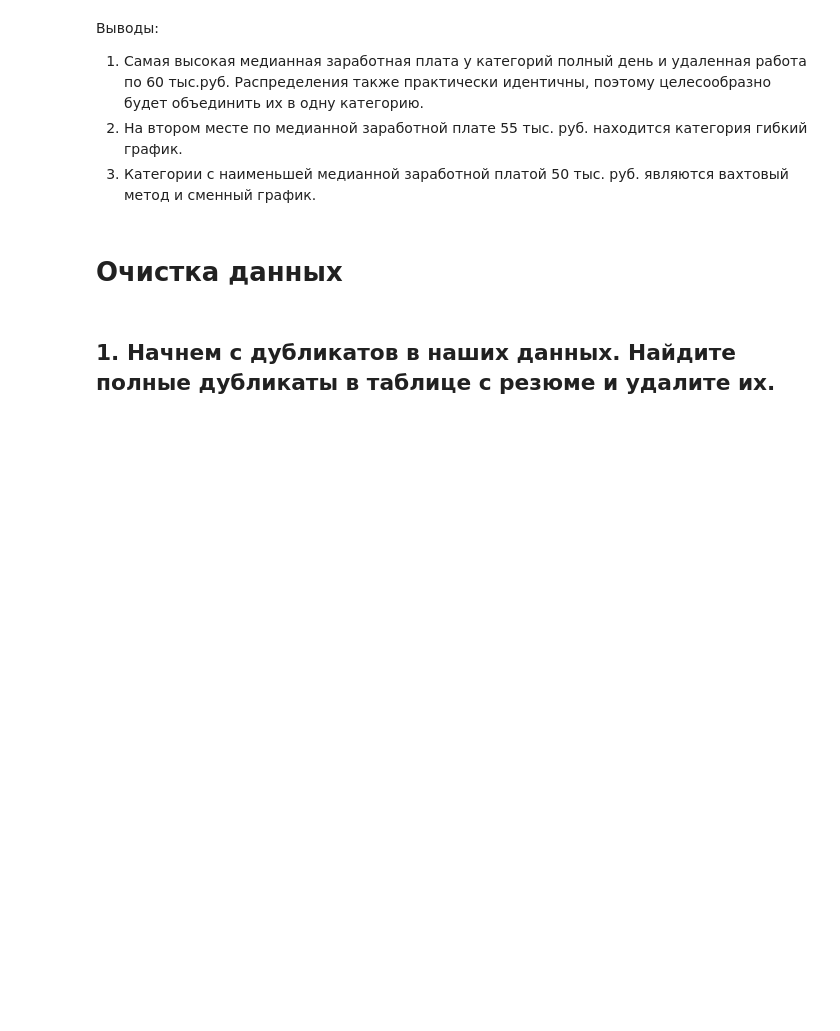
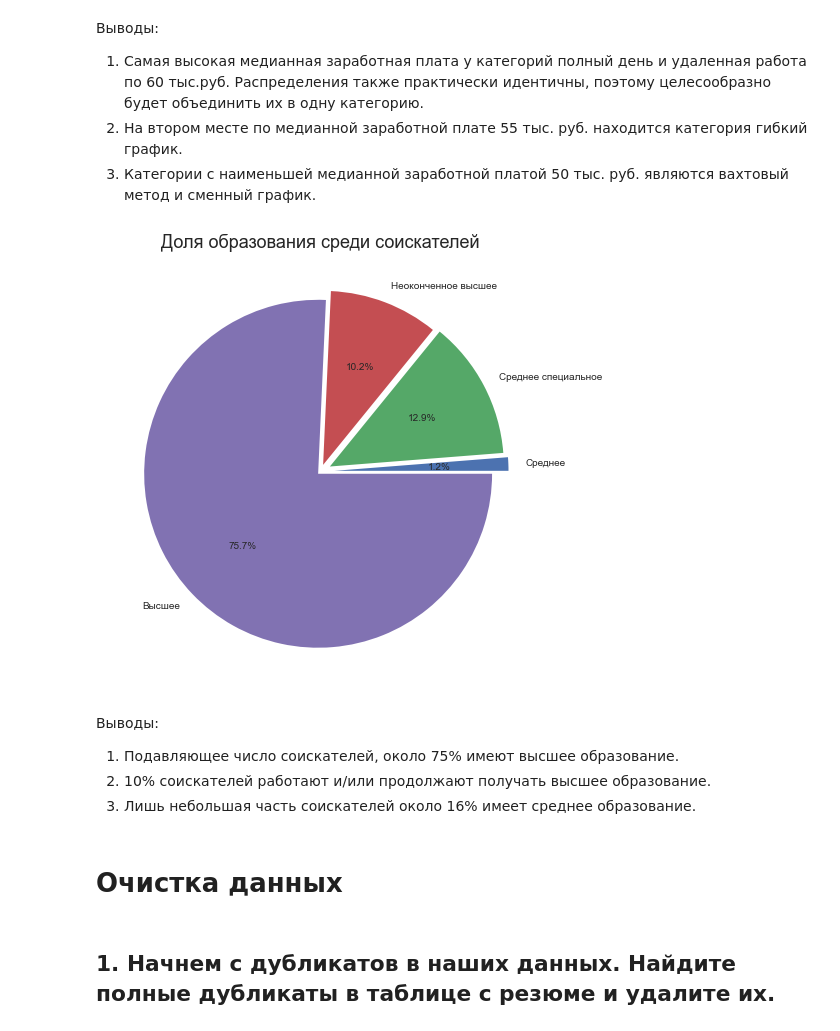
Before and after one commit to f999145/cases, a Jupyter notebook: 001_sf_project_01/001_sf_project_01.ipynb, the cells around one changed output. Cells and saved outputs as stored; diff of their text form; code cells hidden in the pictures; blank space fills up the shorter version.

```diff
--- a/001_sf_project_01/001_sf_project_01.ipynb
+++ b/001_sf_project_01/001_sf_project_01.ipynb
@@ -922,6 +922,29 @@ plt.show()
 1. Самая высокая медианная заработная плата у категорий полный день и удаленная работа по 60 тыс.руб. Распределения также практически идентичны, поэтому целесообразно будет объединить их в одну категорию.
 2. На втором месте по медианной заработной плате 55 тыс. руб. находится категория гибкий график.
 3. Категории с наименьшей медианной заработной платой 50 тыс. руб. являются вахтовый метод и сменный график.
+# %%
+pie_data = hh_df.groupby(
+    by='Образование',
+    as_index=False
+)['Город'].count()
+
+fig, axes = plt.subplots(nrows = 1, ncols = 1, figsize=(12, 8))
+plt.pie(x=pie_data['Город'],
+        labels=pie_data['Образование'],
+        autopct='%.1f%%',
+        explode=[value * 0.02 for value in range(4,0,-1)],
+
+    )
+
+axes.set_title('Доля образования среди соискателей',fontsize=18)
+plt.show()
+# %% [output]
+[figure, added]
+# %% [markdown]
+Выводы:
+1. Подавляющее число соискателей, около 75% имеют высшее образование.
+2. 10% соискателей работают и/или продолжают получать высшее образование.
+3. Лишь небольшая часть соискателей около 16% имеет среднее образование.
 # %% [markdown]
 # Очистка данных
 # %% [markdown]
```
Also changed, not shown: parts of 2 cells of this notebook, 2 other files.
